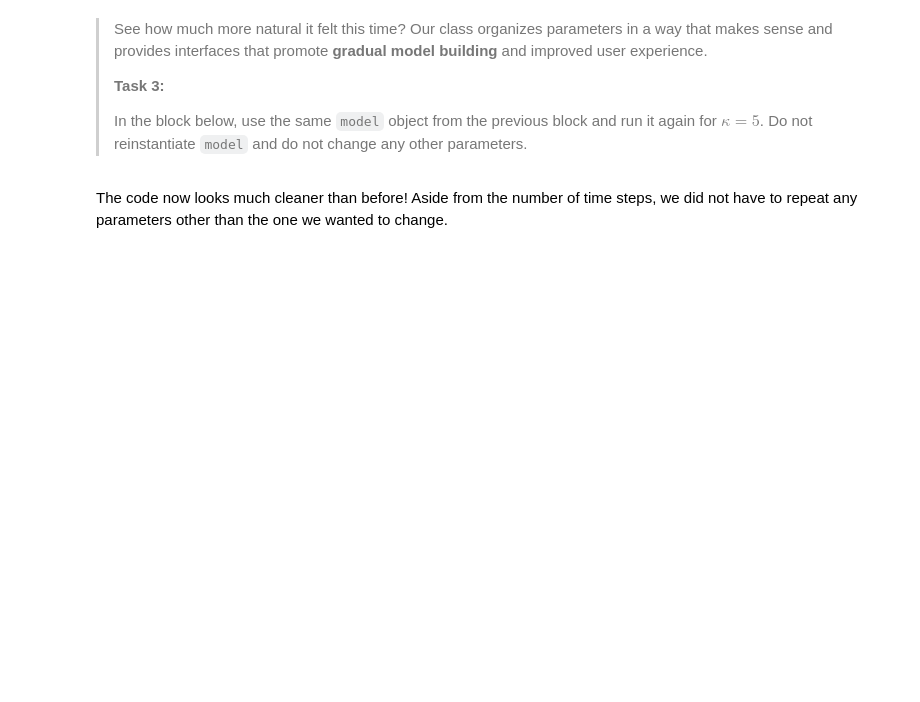
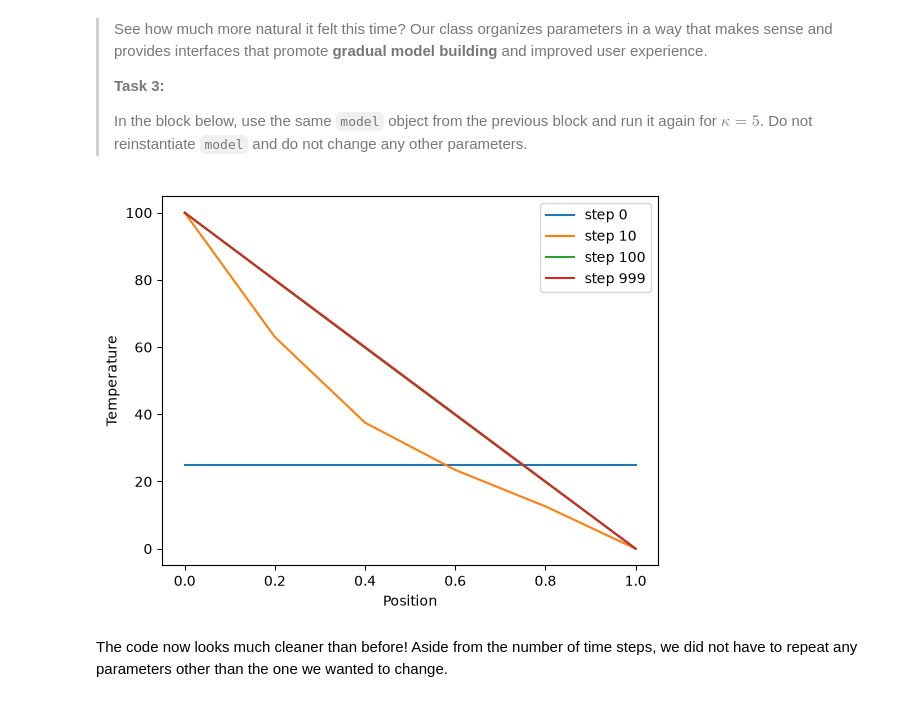
Before and after one commit to tmesticka/PA2.1, a Jupyter notebook: 2_oop.ipynb, the cells around one changed output. Saved outputs shown, nothing was run; the diff lists cells and outputs as text; code cells hidden in the pictures; blank space fills up the shorter version.

```diff
--- a/2_oop.ipynb
+++ b/2_oop.ipynb
@@ -104,3 +102,10 @@ model.plot_steps(steps=[0, 10, 100, 999])
+# %%
+model.set_pde_params(kappa=5)
+
+model.solve(n_steps=1000)
+model.plot_steps(steps=[0, 10, 100, 999])
+# %% [output]
+[figure, added]
 # %% [markdown]
 The code now looks much cleaner than before! Aside from the number of time steps, we did not have to repeat any parameters other than the one we wanted to change.
 # %% [markdown]
```
Also changed, not shown: parts of 1 cell of this notebook.
